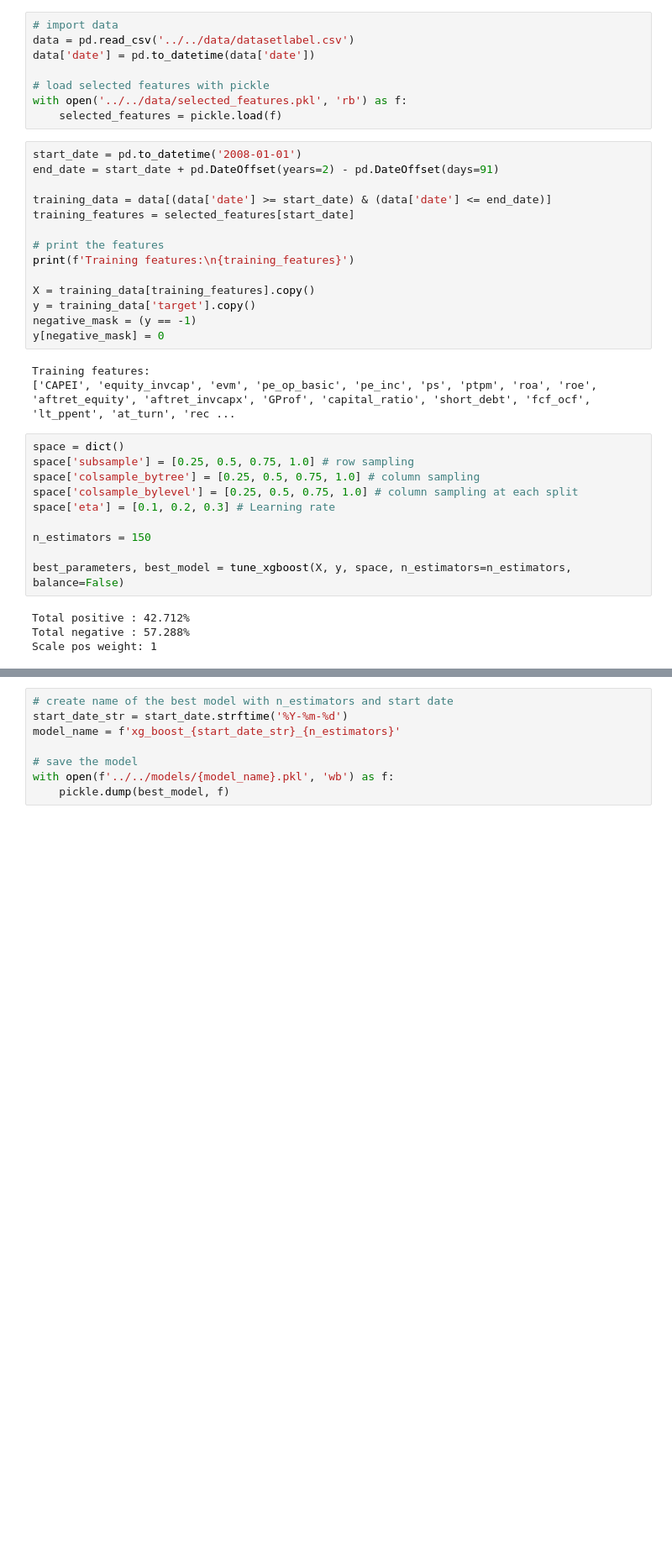
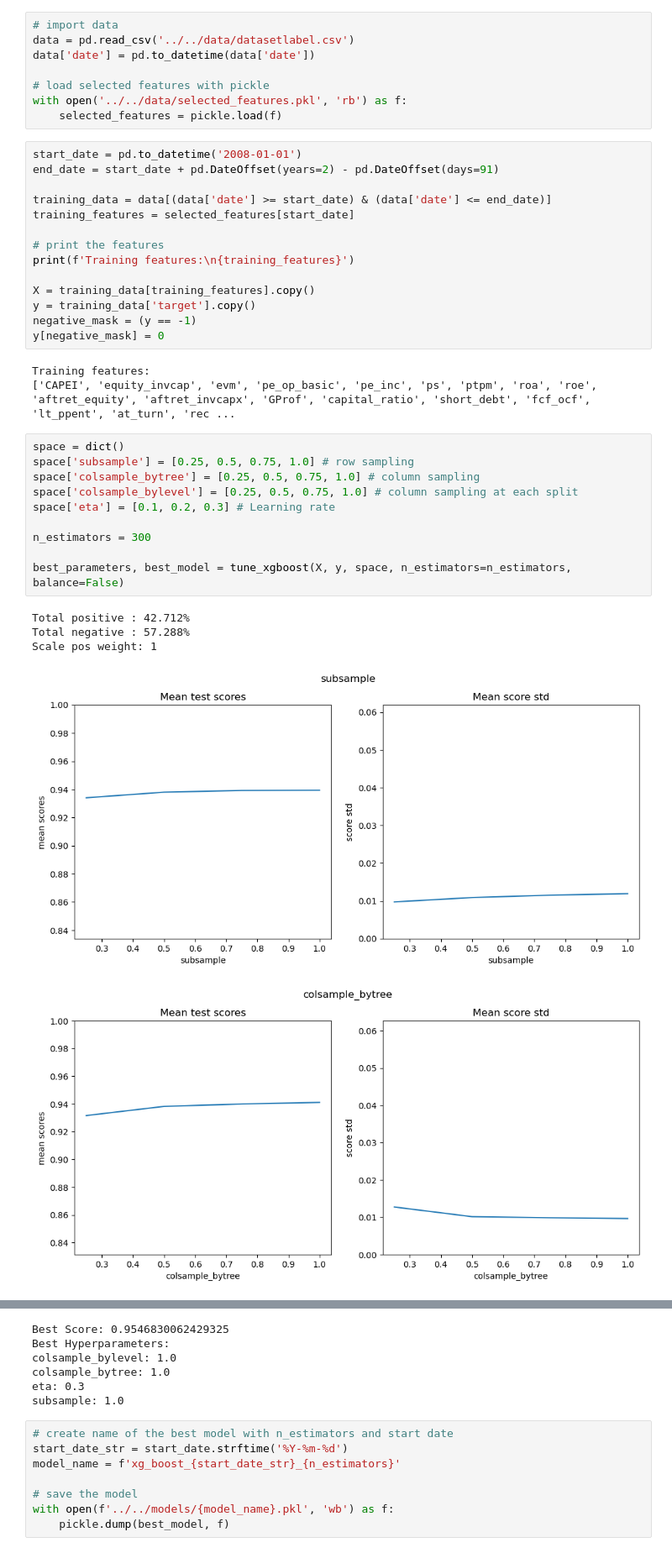
Before and after one commit to NotFrancee/bsic_hephaestus_paper, a Jupyter notebook: src/xgboost/xgboost.ipynb, the cells around one changed output, grey strips where cells are left out. Shown at 84% size. Cells and saved outputs as stored; diff of their text form; blank space fills up the shorter version.

```diff
--- a/src/xgboost/xgboost.ipynb
+++ b/src/xgboost/xgboost.ipynb
@@ -116,14 +116,16 @@ Training features:
 # %%
 space = dict()
 space['subsample'] = [0.25, 0.5, 0.75, 1.0] # row sampling
 space['colsample_bytree'] = [0.25, 0.5, 0.75, 1.0] # column sampling
 space['colsample_bylevel'] = [0.25, 0.5, 0.75, 1.0] # column sampling at each split
 space['eta'] = [0.1, 0.2, 0.3] # Learning rate
 
-n_estimators = 150
+n_estimators = 300
 
 best_parameters, best_model = tune_xgboost(X, y, space, n_estimators=n_estimators, balance=False)
 # %% [output]
 Total positive : 42.712%
 Total negative : 57.288%
 Scale pos weight: 1
+[figure, added]
+[figure, added]
@@ -130,3 +134,9 @@ Scale pos weight: 1
+Best Score: 0.9546830062429325
+Best Hyperparameters:
+colsample_bylevel: 1.0
+colsample_bytree: 1.0
+eta: 0.3
+subsample: 1.0
 # %%
 # create name of the best model with n_estimators and start date
 start_date_str = start_date.strftime('%Y-%m-%d')
```
Also changed, not shown: parts of 3 cells of this notebook, 6 other files.
